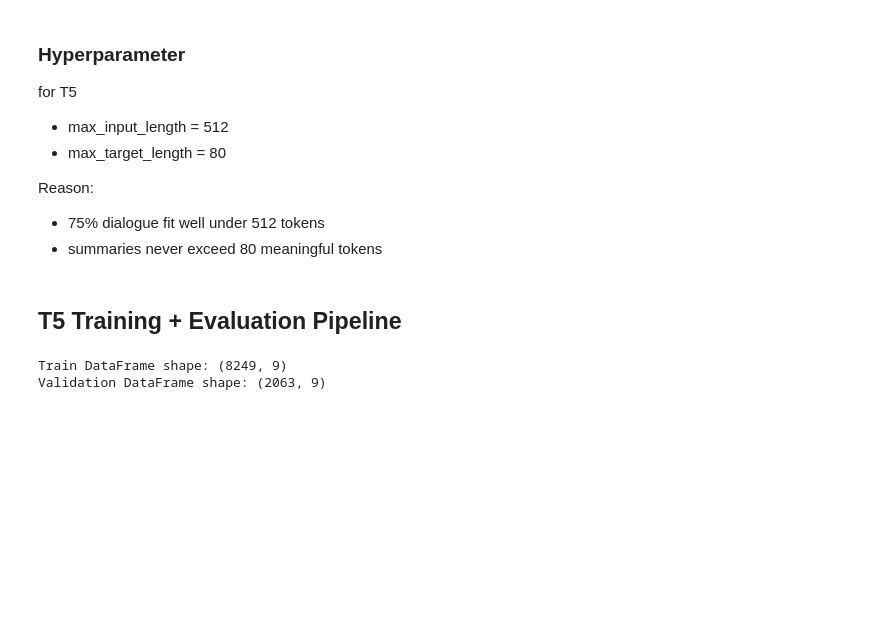
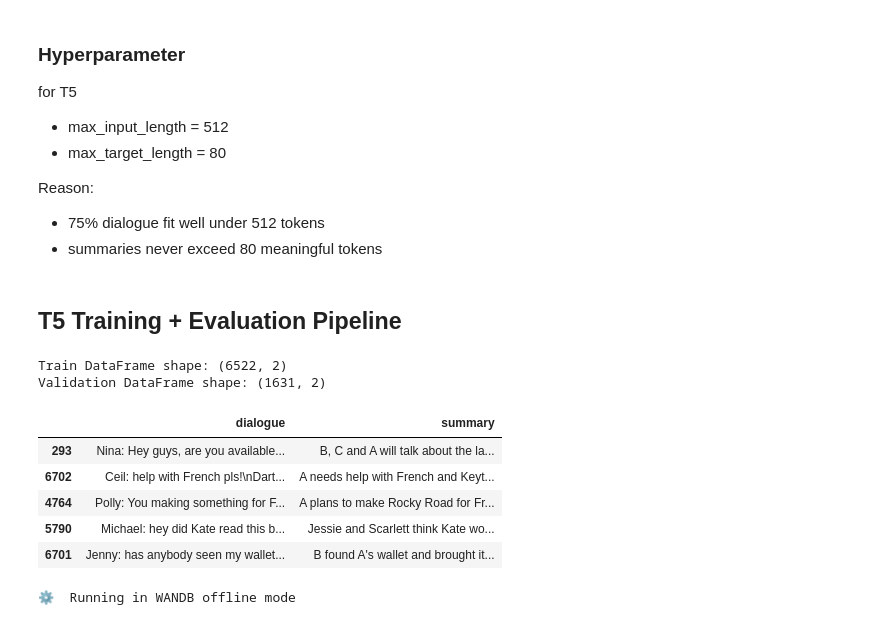
Before and after one commit to thenileshmishra/KLA, a Jupyter notebook: KLA_Competition.ipynb, the cells around one changed output. Drawn from its saved outputs; the diff is of its cells as text; code cells hidden in the pictures; blank space fills up the shorter version.

```diff
--- a/KLA_Competition.ipynb
+++ b/KLA_Competition.ipynb
@@ -280,3 +307,5 @@ Reason:
+# %%
+df = pd.read_csv("samsum_train_cleaned.csv")
 # %%
 from sklearn.model_selection import train_test_split
 
@@ -285,11 +314,44 @@ train_df, val_df = train_test_split(df, test_size=0.2, random_state=42)
 print(f"Train DataFrame shape: {train_df.shape}")
 print(f"Validation DataFrame shape: {val_df.shape}")
 # %% [output]
-Train DataFrame shape: (8249, 9)
-Validation DataFrame shape: (2063, 9)
+Train DataFrame shape: (6522, 2)
+Validation DataFrame shape: (1631, 2)
+# %%
+train_df.head()
+# %% [output]
+|  | dialogue | summary |
+| 293 | Nina: Hey guys, are you available... | B, C and A will talk about the la... |
+| 6702 | Ceil: help with French pls!\nDart... | A needs help with French and Keyt... |
+| 4764 | Polly: You making something for F... | A plans to make Rocky Road for Fr... |
+| 5790 | Michael: hey did Kate read this b... | Jessie and Scarlett think Kate wo... |
+| 6701 | Jenny: has anybody seen my wallet... | B found A's wallet and brought it... |
 # %%
 import os
 os.environ["WANDB_DISABLED"] = "true"
 os.environ["WANDB_MODE"] = "offline"
 os.environ["WANDB_SILENT"] = "true"
+# %%
+import pandas as pd
+from datasets import Dataset, DatasetDict
+from transformers import (
+    T5ForConditionalGeneration,
+    T5TokenizerFast,
+    Trainer,
+    TrainingArguments,
+    DataCollatorForSeq2Seq
+)
+import evaluate
+
+# -----------------------------------------
+# Load your cleaned train + val
+# -----------------------------------------
+train_df = train_df[["dialogue", "summary"]]
+val_df = val_df[["dialogue", "summary"]]
+
+dataset = DatasetDict({
+    "train": Dataset.from_pandas(train_df),
+    "validation": Dataset.from_pandas(val_df)
+})
+# %% [output]
+⚙️  Running in WANDB offline mode
 # %%
```
Also changed, not shown: parts of 7 cells of this notebook, 2 other files.
